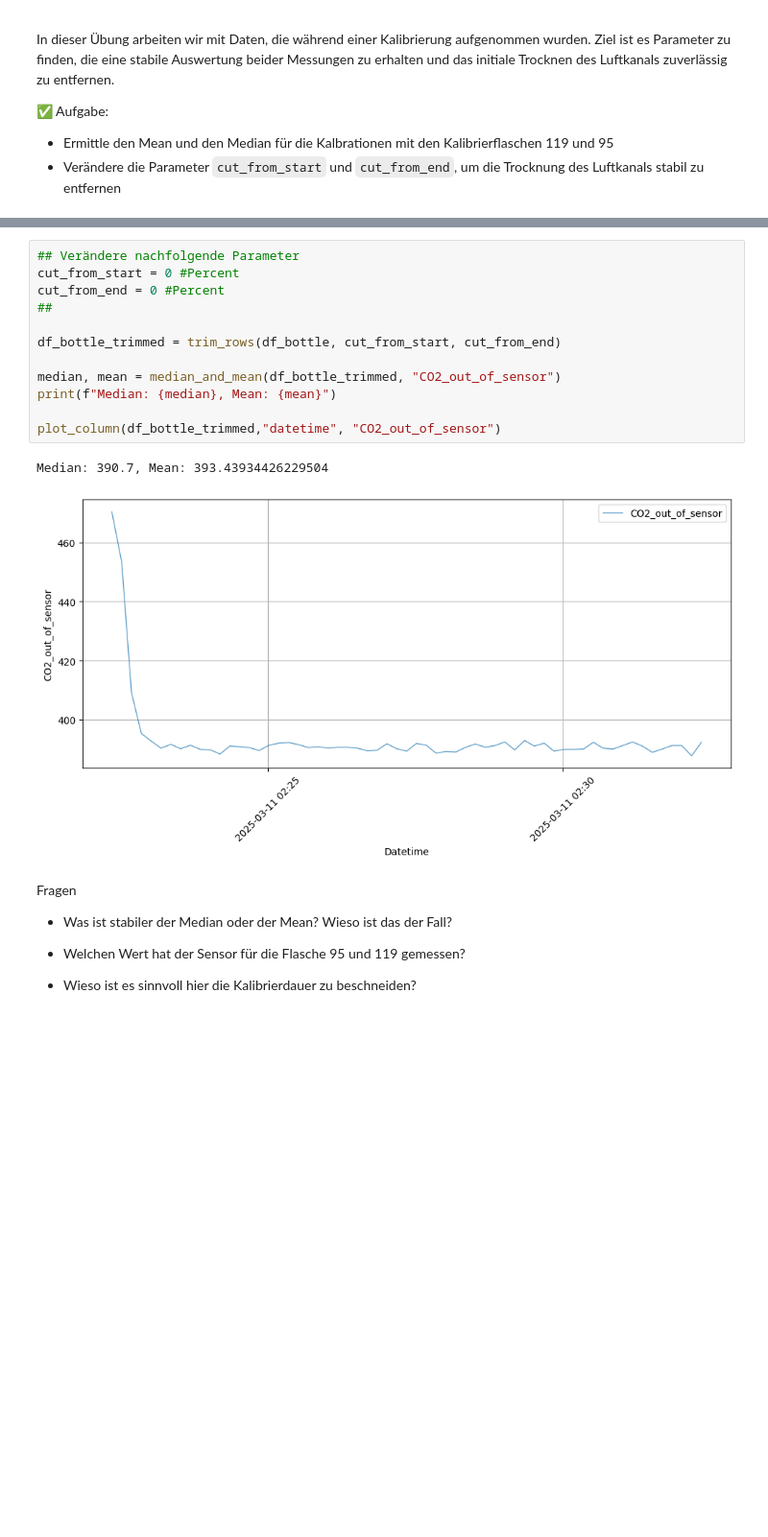
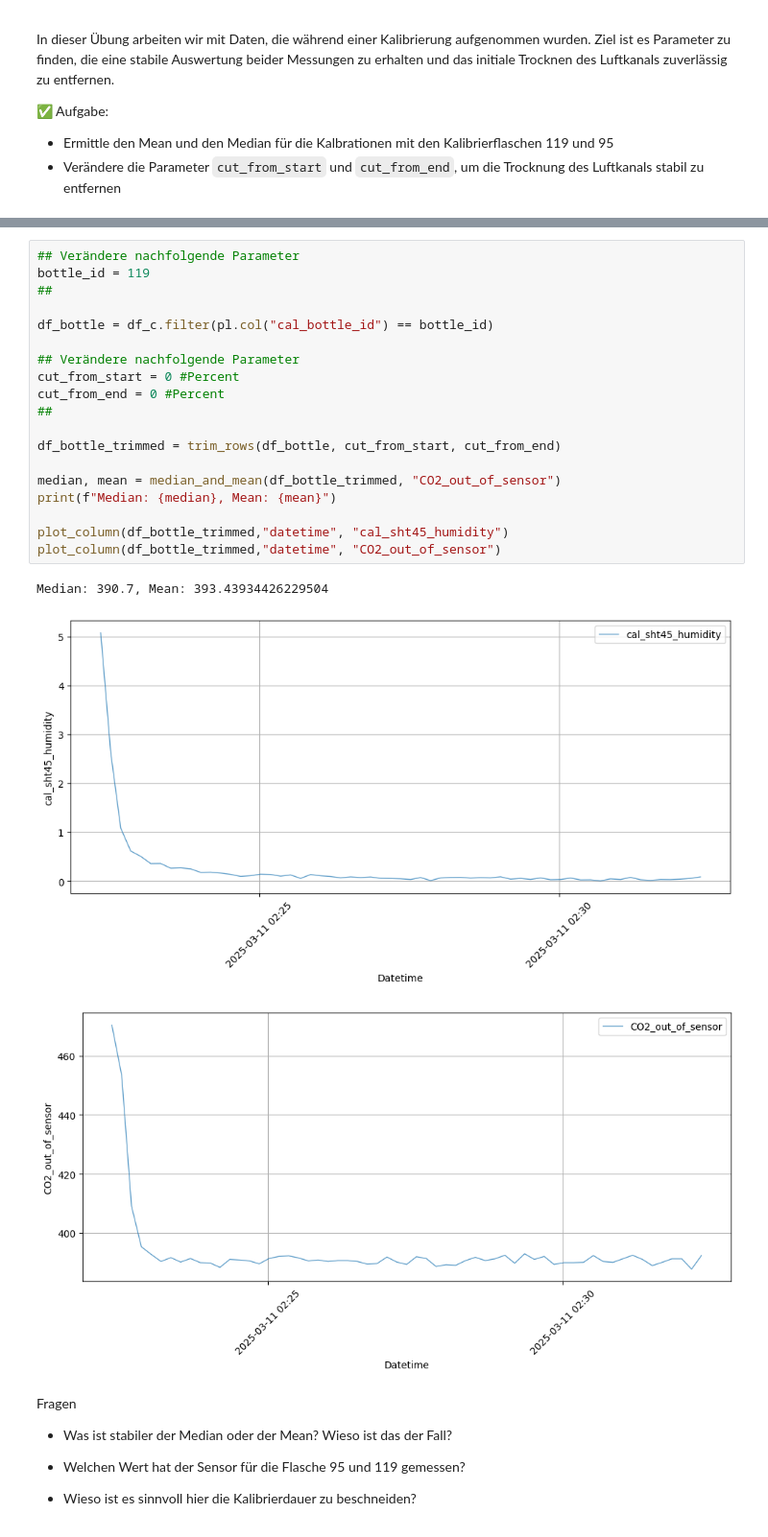
Before and after one commit to tum-esm/HES-2-Praktikum, a Jupyter notebook: notebooks/1_Calibration_Correction.ipynb, the cells around one changed output, grey strips where cells are left out. Shown at 96% size. Saved outputs shown, nothing was run; the diff lists cells and outputs as text; blank space fills up the shorter version.

```diff
--- a/notebooks/1_Calibration_Correction.ipynb
+++ b/notebooks/1_Calibration_Correction.ipynb
@@ -235,18 +248,26 @@ plot_column(df_bottle,"datetime","CO2_out_of_sensor")
 # %%
+## Verändere nachfolgende Parameter
+bottle_id = 119
+##
+
+df_bottle = df_c.filter(pl.col("cal_bottle_id") == bottle_id)
+
 ## Verändere nachfolgende Parameter
 cut_from_start = 0 #Percent
 cut_from_end = 0 #Percent
 ##
 
 df_bottle_trimmed = trim_rows(df_bottle, cut_from_start, cut_from_end)
 
 median, mean = median_and_mean(df_bottle_trimmed, "CO2_out_of_sensor")
 print(f"Median: {median}, Mean: {mean}")
 
+plot_column(df_bottle_trimmed,"datetime", "cal_sht45_humidity")
 plot_column(df_bottle_trimmed,"datetime", "CO2_out_of_sensor")
 # %% [output]
 Median: 390.7, Mean: 393.43934426229504
-[figure, old version]
+[figure, new version]
+[figure, added]
 # %% [markdown]
 Fragen
 
```
Also changed, not shown: parts of 1 cell of this notebook.
